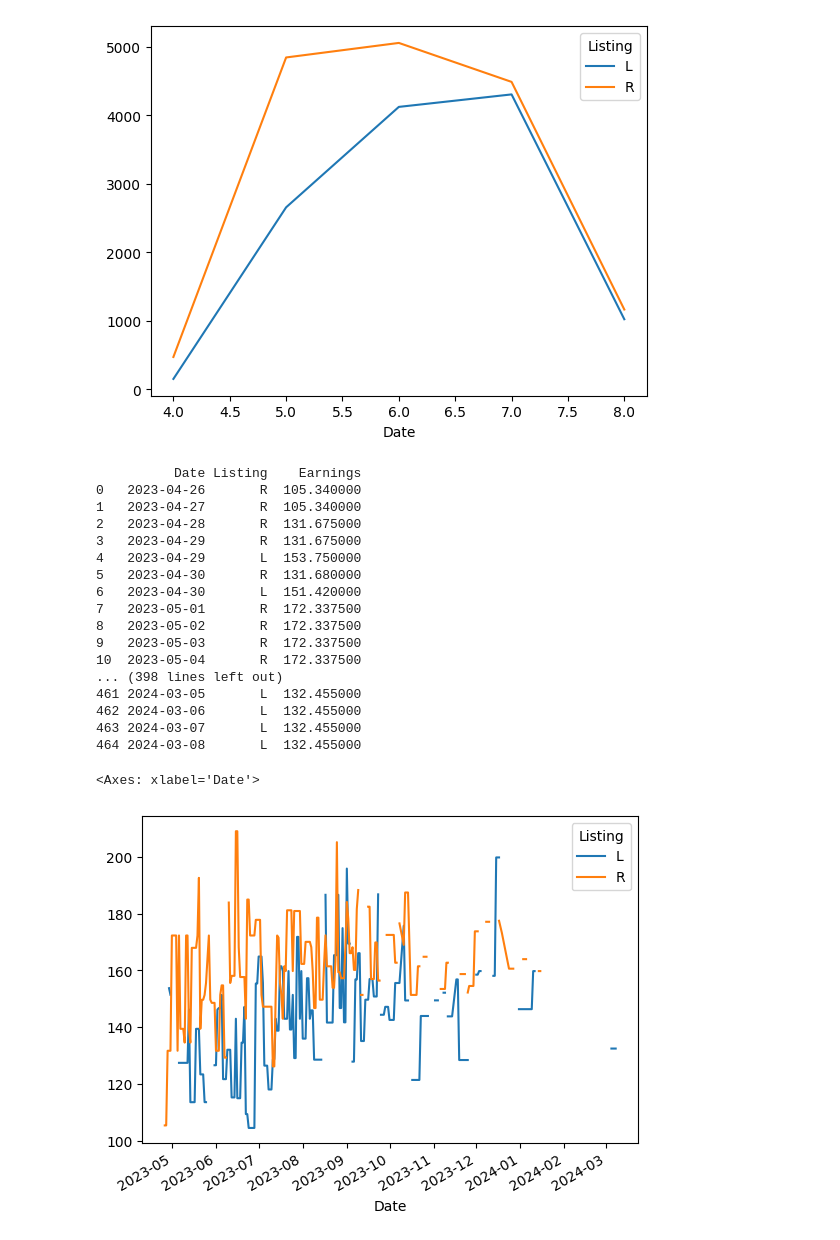
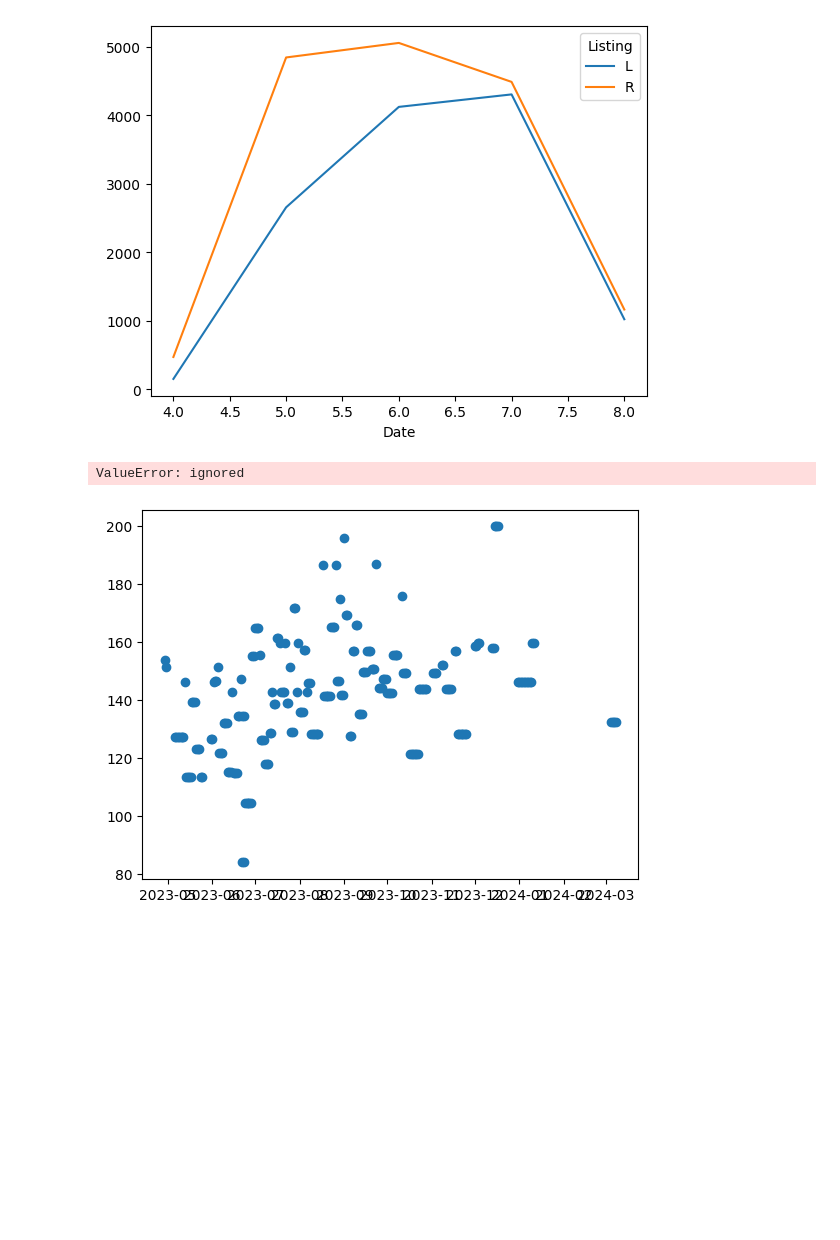
Before and after one commit to lhwong/airbnb-analytics, a Jupyter notebook: paidout.ipynb, the cells around one changed output. Saved outputs shown, nothing was run; the diff lists cells and outputs as text; code cells hidden in the pictures; blank space fills up the shorter version.

```diff
--- a/paidout.ipynb
+++ b/paidout.ipynb
@@ -126,55 +126,42 @@ for ind in range(len(df)):
   for y in range(df['# of nights'][ind]) :
     date = df['Start date'][ind] + datetime.timedelta(days=y)
     lst.append([date, df['Listing'][ind], df['Earnings'][ind]/df['# of nights'][ind]])
 
 data = pd.DataFrame(lst, columns=cols)
 
 dataL = data.loc[(data['Earnings'] > 0) & (data['Listing'] == 'L')]
 
 
 #with pd.option_context('display.max_rows', None):
 #  display(dataL)
 
 dataR = data.loc[(data['Earnings'] > 0) & (data['Listing'] == 'R')]
 
 
 #with pd.option_context('display.max_rows', None):
 #  display(dataR)
 
-data = data.loc[(data['Earnings'] > 0)]
+#data = data.loc[(data['Earnings'] > 0)]
 
-with pd.option_context('display.max_rows', None):
-   print(data)
+#with pd.option_context('display.max_rows', None):
+#   print(data)
 
 #earnings = data.groupby(['Date', 'Listing'])['Earnings'].sum()
 #print(earnings)
 
 
 
-pd.pivot_table(data.reset_index(),
-               index='Date', columns='Listing', values='Earnings'
-              ).plot(legend=True)
+#pd.pivot_table(data.reset_index(),
+#               index='Date', columns='Listing', values='Earnings'
+#              ).plot(legend=True)
 
+plt.scatter(dataL['Date'], dataL['Earnings'])
+plt.scatter(dataR['Date'], dataR['Earnings'], marker='v', color='r')
+plt.title('Nightly Rate')
+plt.show()
 
 #for ind in range(len(df)):
 #    print(df['Start date'][ind], df['End date'][ind], df['# of nights'][ind])
 # %% [output]
-          Date Listing    Earnings
-0   2023-04-26       R  105.340000
-1   2023-04-27       R  105.340000
-2   2023-04-28       R  131.675000
-3   2023-04-29       R  131.675000
-4   2023-04-29       L  153.750000
-5   2023-04-30       R  131.680000
-6   2023-04-30       L  151.420000
-7   2023-05-01       R  172.337500
-8   2023-05-02       R  172.337500
-9   2023-05-03       R  172.337500
-10  2023-05-04       R  172.337500
-... (398 lines left out)
-461 2024-03-05       L  132.455000
-462 2024-03-06       L  132.455000
-463 2024-03-07       L  132.455000
-464 2024-03-08       L  132.455000
+ValueError: ignored
-<Axes: xlabel='Date'>
-[figure, old version]
+[figure, new version]
```
